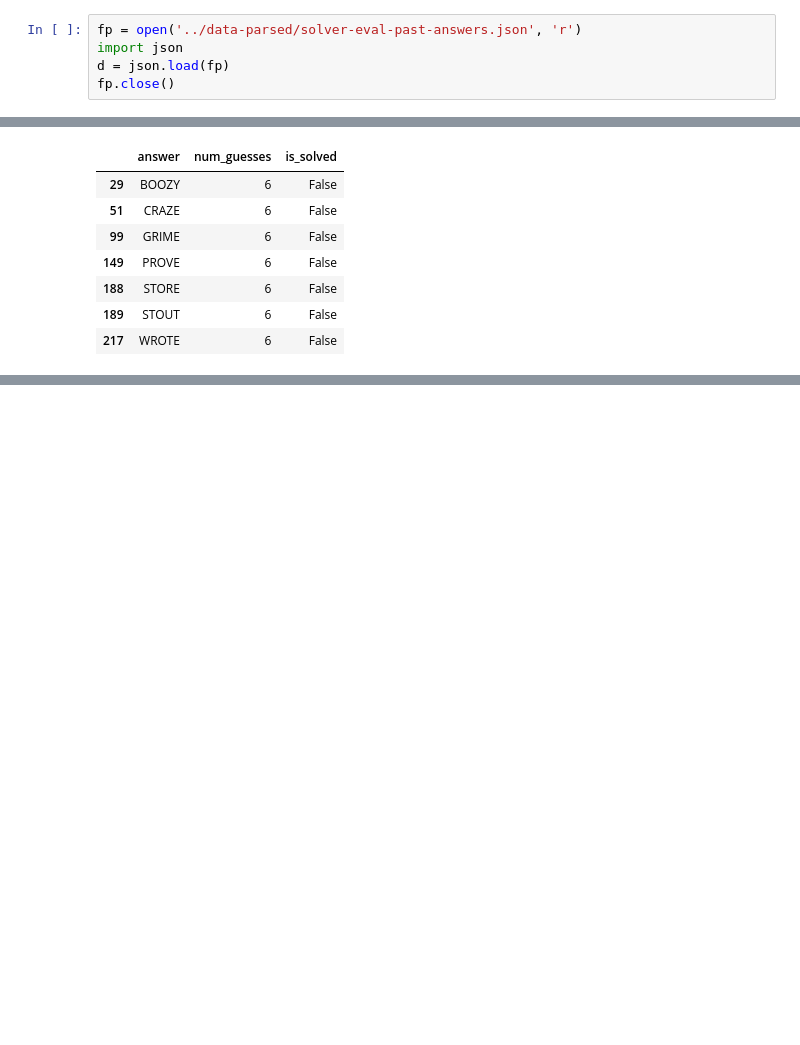
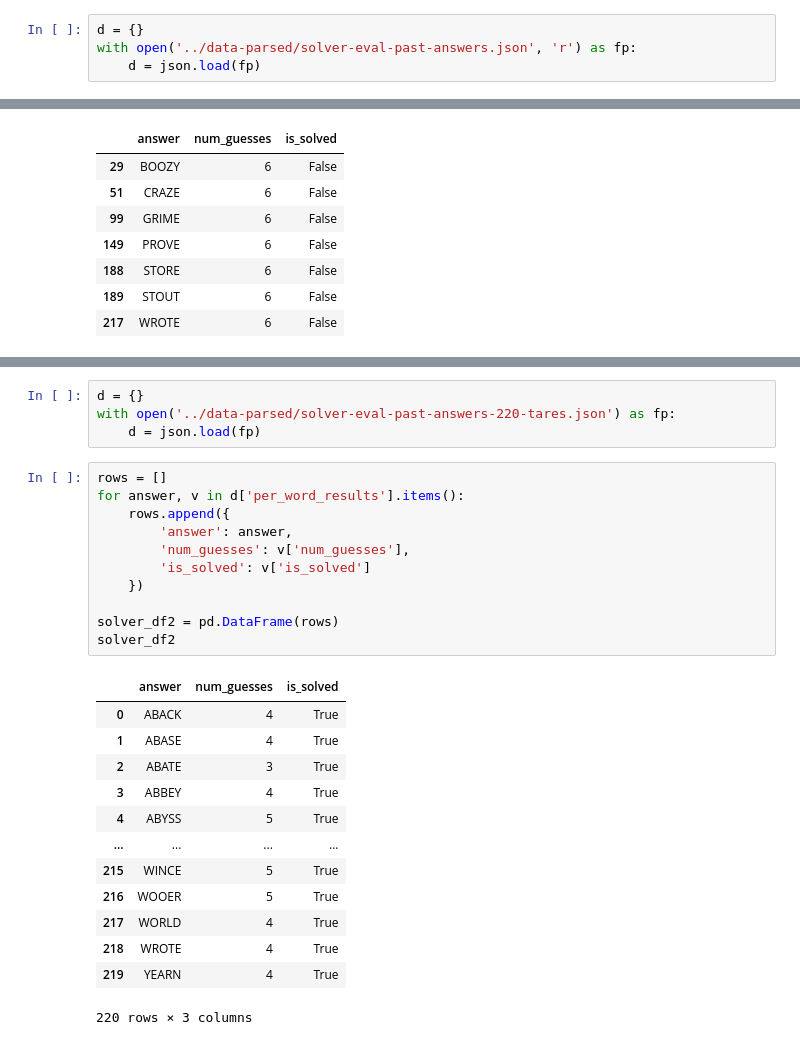
Before and after one commit to boompig/wordle-py, a Jupyter notebook: notebooks/Combinations.ipynb, the cells around one changed output, grey strips where cells are left out. Drawn from its saved outputs; the diff is of its cells as text; blank space fills up the shorter version.

Commit message:
can specify first word in solver command live. evaluate tares as first word and include tables in README

```diff
--- a/notebooks/Combinations.ipynb
+++ b/notebooks/Combinations.ipynb
@@ -342,8 +345,7 @@ After running our solver over the past answers, let's see how we did
 # %%
-fp = open('../data-parsed/solver-eval-past-answers.json', 'r')
-import json
-d = json.load(fp)
-fp.close()
+d = {}
+with open('../data-parsed/solver-eval-past-answers.json', 'r') as fp:
+    d = json.load(fp)
 # %%
 rows = []
 for answer, v in d.items():
@@ -386,0 +400,29 @@ solver_df[solver_df.is_solved == False]
+# %%
+d = {}
+with open('../data-parsed/solver-eval-past-answers-220-tares.json') as fp:
+    d = json.load(fp)
+# %%
+rows = []
+for answer, v in d['per_word_results'].items():
+    rows.append({
+        'answer': answer,
+        'num_guesses': v['num_guesses'],
+        'is_solved': v['is_solved']
+    })
+
+solver_df2 = pd.DataFrame(rows)
+solver_df2
+# %% [output]
+|  | answer | num_guesses | is_solved |
+| 0 | ABACK | 4 | True |
+| 1 | ABASE | 4 | True |
+| 2 | ABATE | 3 | True |
+| 3 | ABBEY | 4 | True |
+| 4 | ABYSS | 5 | True |
+| ... | ... | ... | ... |
+| 215 | WINCE | 5 | True |
+| 216 | WOOER | 5 | True |
+| 217 | WORLD | 4 | True |
+| 218 | WROTE | 4 | True |
+| 219 | YEARN | 4 | True |
+220 rows × 3 columns
```
Also changed, not shown: parts of 4 cells of this notebook, 5 other files.
